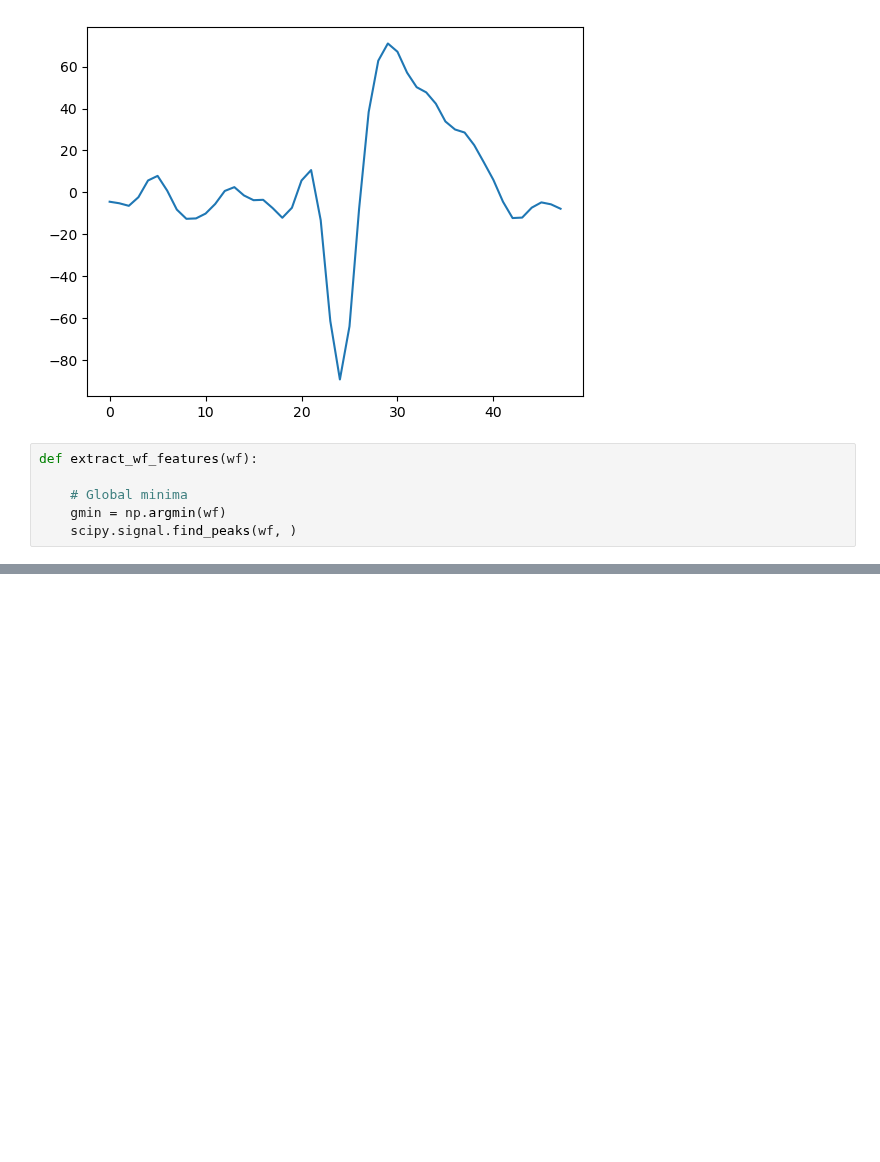
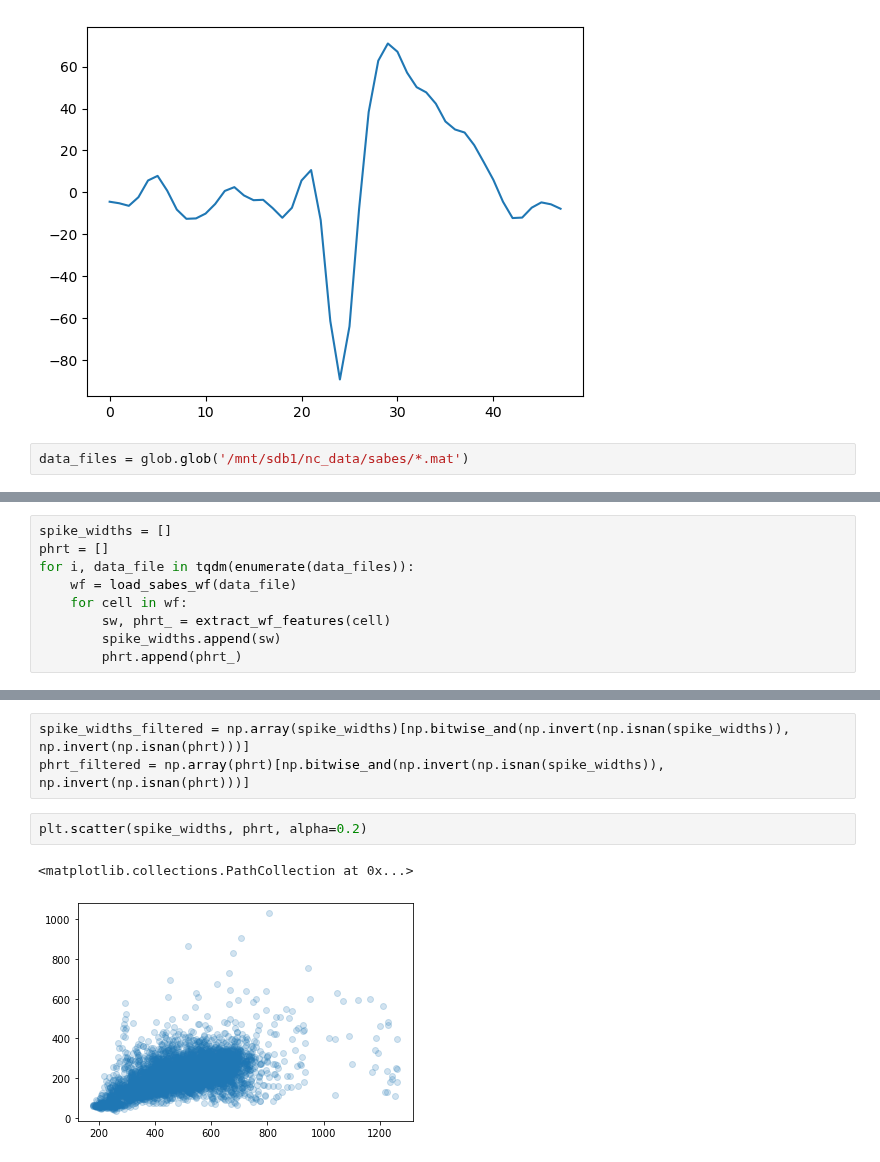
Before and after one commit to BouchardLab/FCCA_analysis, a Jupyter notebook: notebooks/data_exploration/cell_classification.ipynb, the cells around one changed output, grey strips where cells are left out. Saved outputs shown, nothing was run; the diff lists cells and outputs as text; blank space fills up the shorter version.

```diff
--- a/notebooks/data_exploration/cell_classification.ipynb
+++ b/notebooks/data_exploration/cell_classification.ipynb
@@ -80,9 +48,5 @@ plt.plot(wf[10][3, :])
 # %% [output]
 [<matplotlib.lines.Line2D at 0x...>]
 [figure]
-# %%
-def extract_wf_features(wf):
-
-    # Global minima
-    gmin = np.argmin(wf)
-    scipy.signal.find_peaks(wf, )
+# %%
+data_files = glob.glob('/mnt/sdb1/nc_data/sabes/*.mat')
@@ -88,0 +177,9 @@ def extract_wf_features(wf):
+# %%
+spike_widths = []
+phrt = []
+for i, data_file in tqdm(enumerate(data_files)):
+    wf = load_sabes_wf(data_file)
+    for cell in wf:
+        sw, phrt_ = extract_wf_features(cell)
+        spike_widths.append(sw)
+        phrt.append(phrt_)
@@ -88,0 +194,8 @@ def extract_wf_features(wf):
+# %%
+spike_widths_filtered = np.array(spike_widths)[np.bitwise_and(np.invert(np.isnan(spike_widths)), np.invert(np.isnan(phrt)))]
+phrt_filtered = np.array(phrt)[np.bitwise_and(np.invert(np.isnan(spike_widths)), np.invert(np.isnan(phrt)))]
+# %%
+plt.scatter(spike_widths, phrt, alpha=0.2)
+# %% [output]
+<matplotlib.collections.PathCollection at 0x...>
+[figure, added]
```
Also changed, not shown: parts of 30 cells of this notebook.
